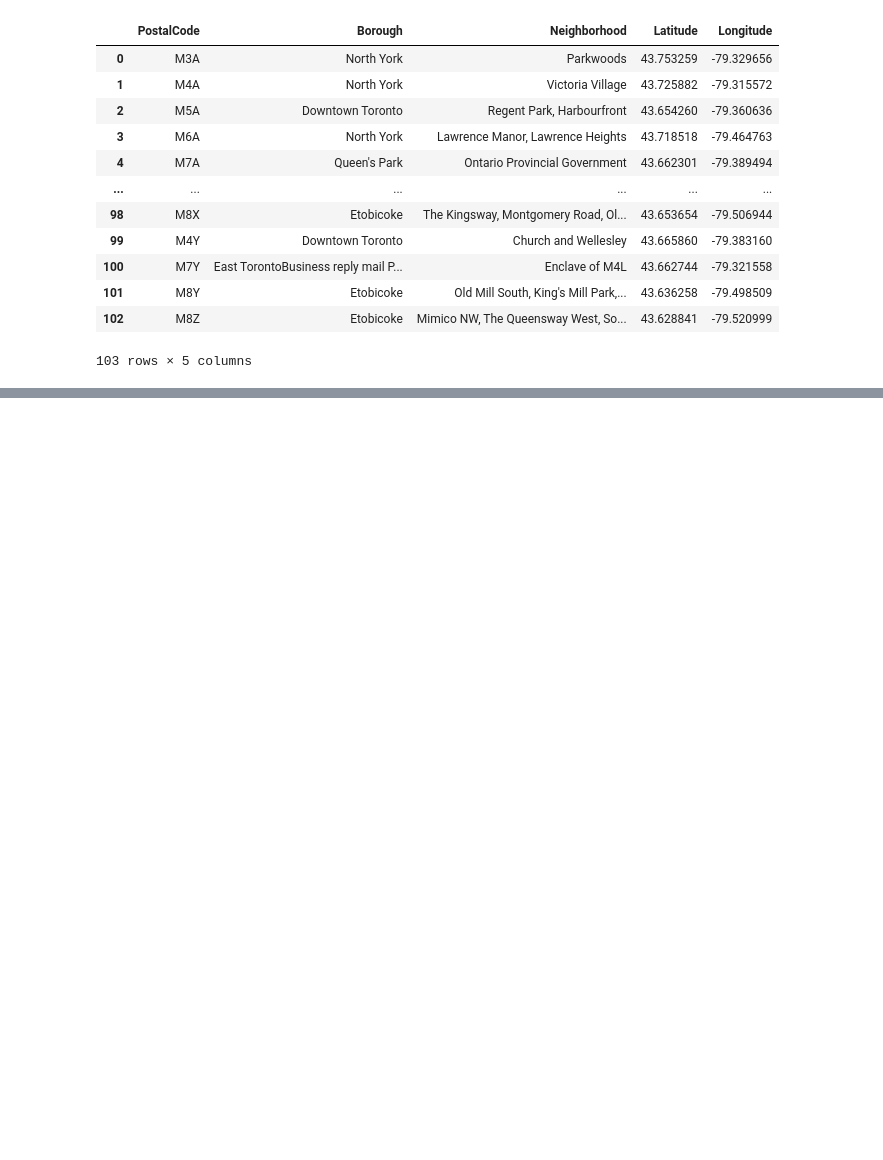
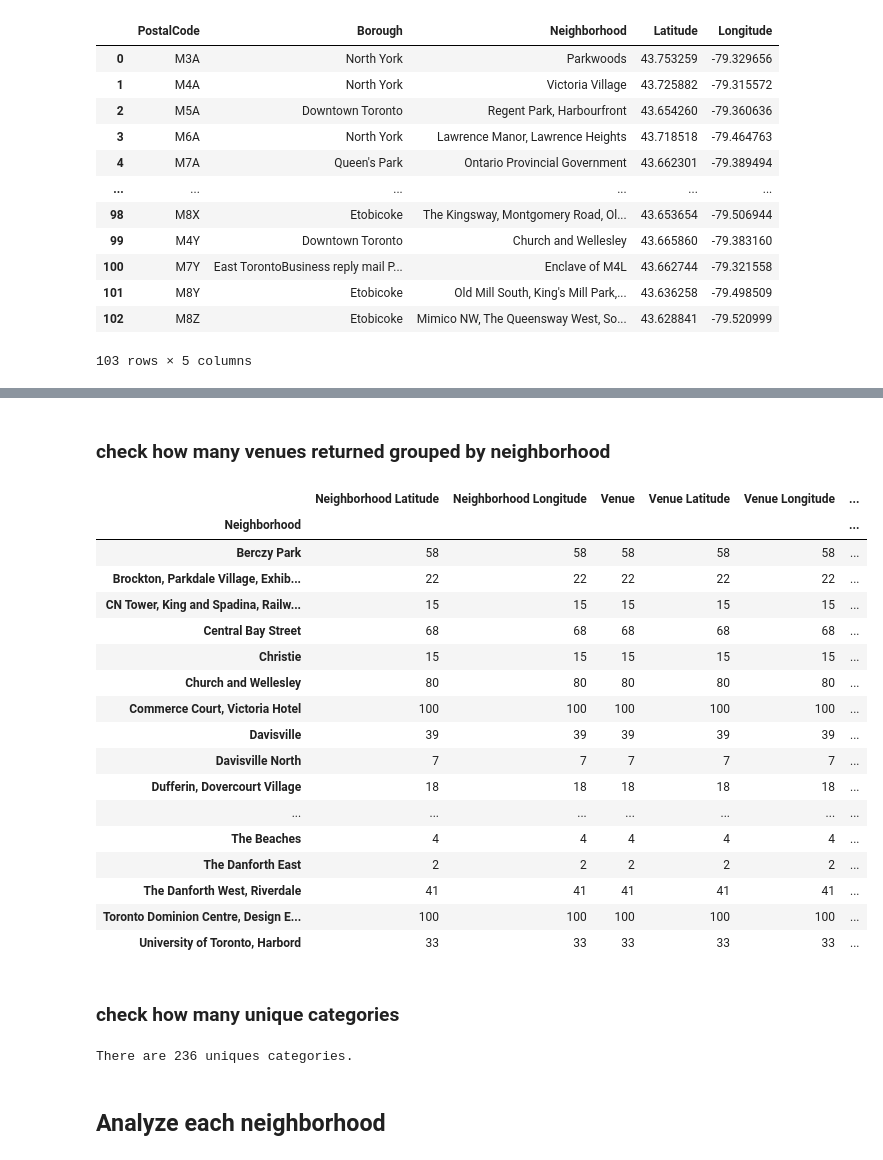
Before and after one commit to kenkoonwong/toronto_df, a Jupyter notebook: capstone_knn.ipynb, the cells around one changed output, grey strips where cells are left out. Cells and saved outputs as stored; diff of their text form; code cells hidden in the pictures; blank space fills up the shorter version.

```diff
--- a/capstone_knn.ipynb
+++ b/capstone_knn.ipynb
@@ -62,0 +194,12 @@ df3
+# %%
+# function that extracts the category of the venue
+def get_category_type(row):
+    try:
+        categories_list = row['categories']
+    except:
+        categories_list = row['venue.categories']
+
+    if len(categories_list) == 0:
+        return None
+    else:
+        return categories_list[0]['name']
@@ -62,0 +312,31 @@ df3
+# %% [markdown]
+### check how many venues returned grouped by neighborhood
+# %%
+toronto_venues.groupby('Neighborhood').count()
+# %% [output]
+|  | Neighborhood Latitude | Neighborhood Longitude | Venue | Venue Latitude | Venue Longitude | ... |
+| Neighborhood |  |  |  |  |  | ... |
+| Berczy Park | 58 | 58 | 58 | 58 | 58 | ... |
+| Brockton, Parkdale Village, Exhib... | 22 | 22 | 22 | 22 | 22 | ... |
+| CN Tower, King and Spadina, Railw... | 15 | 15 | 15 | 15 | 15 | ... |
+| Central Bay Street | 68 | 68 | 68 | 68 | 68 | ... |
+| Christie | 15 | 15 | 15 | 15 | 15 | ... |
+| Church and Wellesley | 80 | 80 | 80 | 80 | 80 | ... |
+| Commerce Court, Victoria Hotel | 100 | 100 | 100 | 100 | 100 | ... |
+| Davisville | 39 | 39 | 39 | 39 | 39 | ... |
+| Davisville North | 7 | 7 | 7 | 7 | 7 | ... |
+| Dufferin, Dovercourt Village | 18 | 18 | 18 | 18 | 18 | ... |
+| ... | ... | ... | ... | ... | ... | ... |
+| The Beaches | 4 | 4 | 4 | 4 | 4 | ... |
+| The Danforth East | 2 | 2 | 2 | 2 | 2 | ... |
+| The Danforth West, Riverdale | 41 | 41 | 41 | 41 | 41 | ... |
+| Toronto Dominion Centre, Design E... | 100 | 100 | 100 | 100 | 100 | ... |
+| University of Toronto, Harbord | 33 | 33 | 33 | 33 | 33 | ... |
+# %% [markdown]
+### check how many unique categories
+# %%
+print('There are {} uniques categories.'.format(len(toronto_venues['Venue Category'].unique())))
+# %% [output]
+There are 236 uniques categories.
+# %% [markdown]
+## Analyze each neighborhood
```
Also changed, not shown: parts of 49 cells of this notebook.
